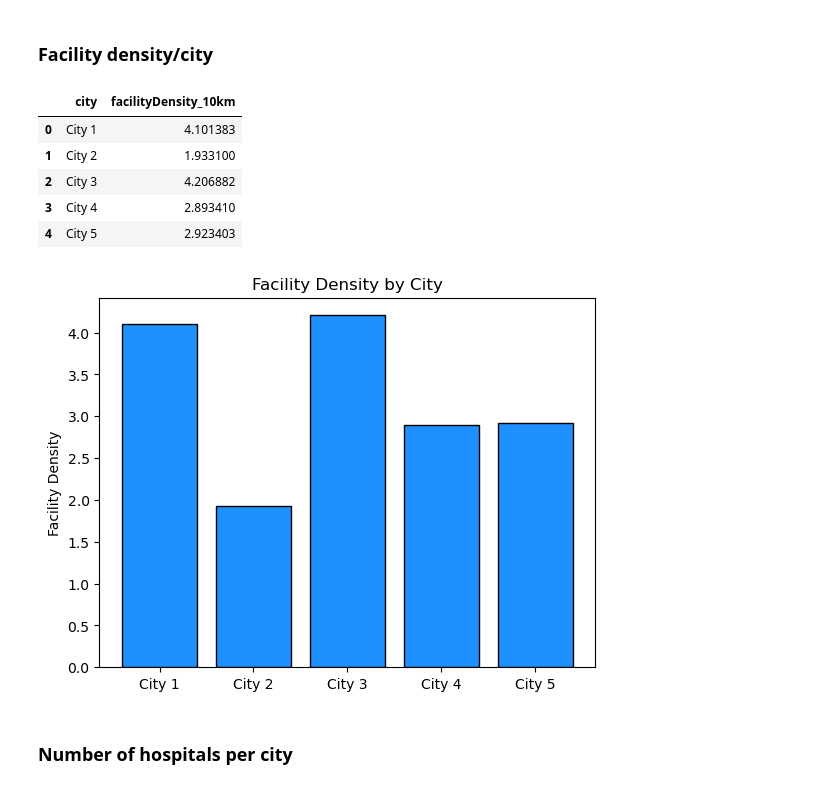
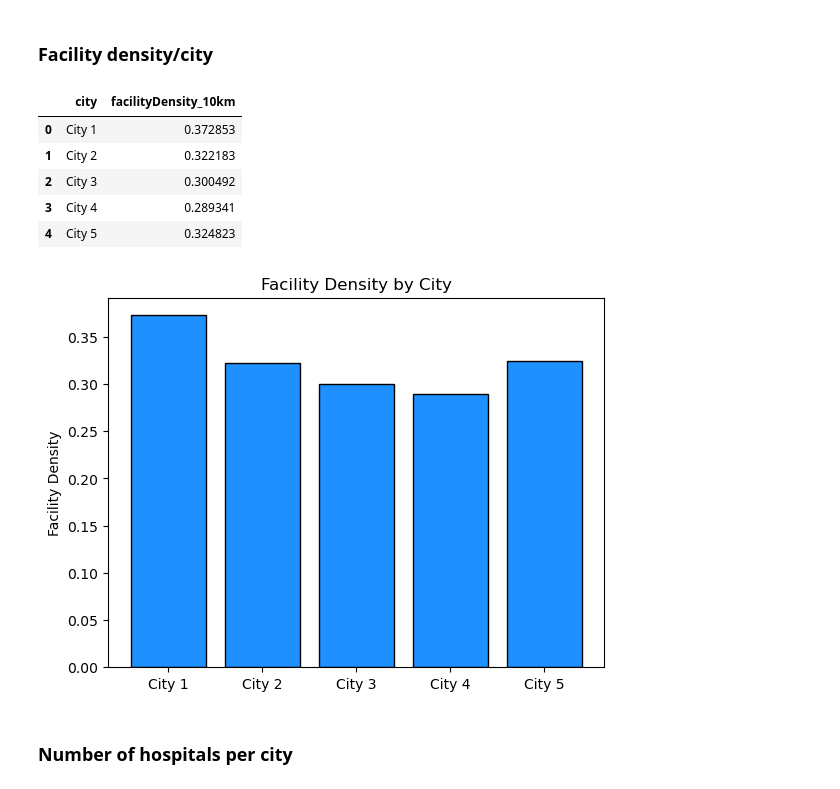
Before and after one commit to rodriguesfhs/research-grid, a Jupyter notebook: research-center-assignment/EDA_and_Model.ipynb, the cells around one changed output. Saved outputs shown, nothing was run; the diff lists cells and outputs as text; code cells hidden in the pictures.

```diff
--- a/research-center-assignment/EDA_and_Model.ipynb
+++ b/research-center-assignment/EDA_and_Model.ipynb
@@ -55,3 +68,10 @@ dtype: int64
+# %%
+def plot_bar(x, y, title, ylabel):
+    plt.bar(x, y, edgecolor="k", color="dodgerblue")
+    plt.title(title)
+    plt.ylabel(ylabel)
+    plt.xlabel("")
+    plt.show()
 # %% [markdown]
 ### Number of cities
 # %%
@@ -169,26 +179,22 @@ plt.show()
 # %%
 ## Facility density/city
 fac_density_per_city = (
-    df.groupby("city")["facilityDensity_10km"].sum().reset_index())
+    df.groupby("city")["facilityDensity_10km"].mean().reset_index())
 fac_density_per_city
 # %% [output]
 |  | city | facilityDensity_10km |
-| 0 | City 1 | 4.101383 |
-| 1 | City 2 | 1.933100 |
-| 2 | City 3 | 4.206882 |
-| 3 | City 4 | 2.893410 |
-| 4 | City 5 | 2.923403 |
+| 0 | City 1 | 0.372853 |
+| 1 | City 2 | 0.322183 |
+| 2 | City 3 | 0.300492 |
+| 3 | City 4 | 0.289341 |
+| 4 | City 5 | 0.324823 |
 # %%
-plt.bar(fac_density_per_city["city"],
-        fac_density_per_city["facilityDensity_10km"],
-        edgecolor="k",
-        color="dodgerblue")
-plt.xlabel("")
-plt.ylabel("Facility Density")
-plt.title("Facility Density by City")
-plt.show()
+plot_bar(fac_density_per_city["city"],
+         fac_density_per_city["facilityDensity_10km"],
+         "Facility Density by City",
+         "Facility Density")
 # %% [output]
-[figure, old version]
+[figure, new version]
 # %% [markdown]
 ### Number of hospitals per city
 # %%
```
Also changed, not shown: parts of 15 cells of this notebook.
